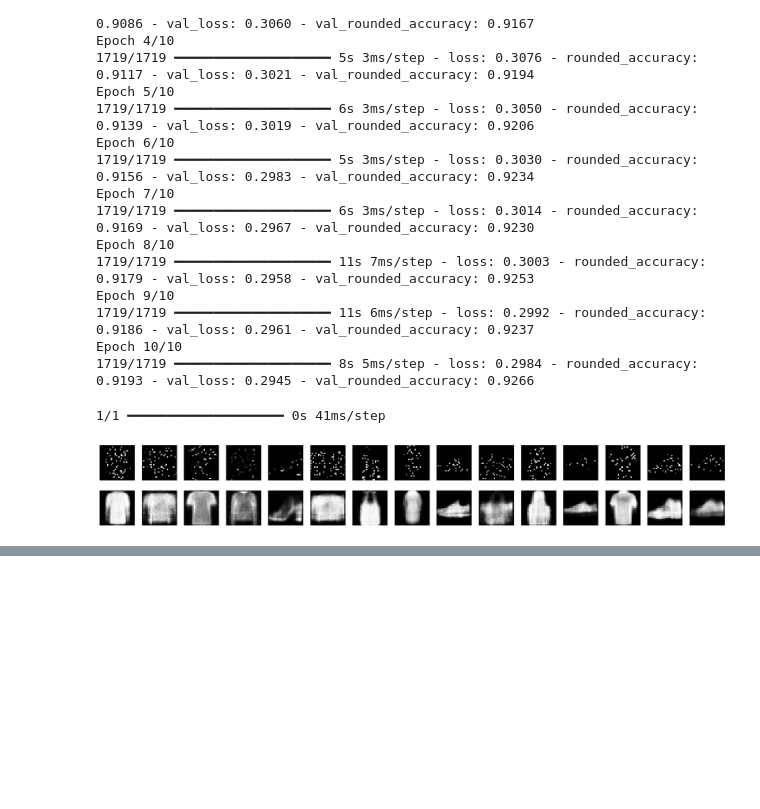
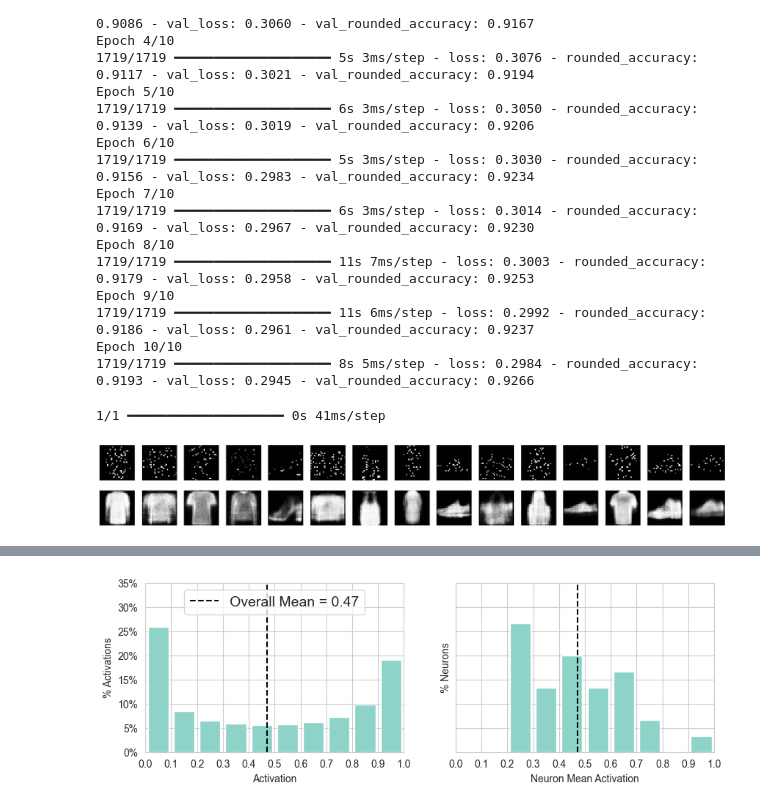
Before and after one commit to KevinShindel/MachineLearning, a Jupyter notebook: ML with TensorFlow/AutoEncoders.ipynb, the cells around one changed output, grey strips where cells are left out. Drawn from its saved outputs; the diff is of its cells as text; code cells hidden in the pictures; blank space fills up the shorter version.

```diff
--- a/ML with TensorFlow/AutoEncoders.ipynb
+++ b/ML with TensorFlow/AutoEncoders.ipynb
@@ -633,0 +685,41 @@ show_reconstructions(dropout_ae, dropout(X_valid, training=True))
+# %%
+# Let's use these functions to plot histograms of the activations of the encoding layer.
+# The histogram on the left shows the distribution of all the activations. You can see that values close to 0 or 1 are more frequent overall,
+# which is consistent with the saturating nature of the sigmoid function.
+# The histogram on the right shows the distribution of mean neuron activations: you can see that most neurons have a mean activation close to 0.5.
+# Both histograms tell us that each neuron tends to either fire close to 0 or 1, with about 50% probability each.
+# However, some neurons fire almost all the time (right side of the right histogram).
+
+def plot_percent_hist(ax, data, bins):
+    counts, _ = np.histogram(data, bins=bins)
+    widths = bins[1:] - bins[:-1]
+    x = bins[:-1] + widths / 2
+    ax.bar(x, counts / len(data), width=widths*0.8)
+    ax.xaxis.set_ticks(bins)
+    ax.yaxis.set_major_formatter(mpl.ticker.FuncFormatter(
+        lambda y, position: "{}%".format(int(np.round(100 * y)))))
+    ax.grid(True)
+
+def plot_activations_histogram(encoder, height=1., n_bins=10):
+    X_valid_codings = encoder(X_valid).numpy()
+    activation_means = X_valid_codings.mean(axis=0)
+    mean = activation_means.mean()
+    bins = np.linspace(0, 1, n_bins + 1)
+
+    fig, [ax1, ax2] = plt.subplots(figsize=(10, 3), nrows=1, ncols=2, sharey=True)
+    plot_percent_hist(ax1, X_valid_codings.ravel(), bins)
+    ax1.plot([mean, mean], [0, height], "k--", label="Overall Mean = {:.2f}".format(mean))
+    ax1.legend(loc="upper center", fontsize=14)
+    ax1.set_xlabel("Activation")
+    ax1.set_ylabel("% Activations")
+    ax1.axis([0, 1, 0, height])
+    plot_percent_hist(ax2, activation_means, bins)
+    ax2.plot([mean, mean], [0, height], "k--")
+    ax2.set_xlabel("Neuron Mean Activation")
+    ax2.set_ylabel("% Neurons")
+    ax2.axis([0, 1, 0, height])
+# %%
+plot_activations_histogram(simple_encoder, height=0.35)
+plt.show()
+# %% [output]
+[figure, added]
```
Also changed, not shown: parts of 41 cells of this notebook, 10 other files.
